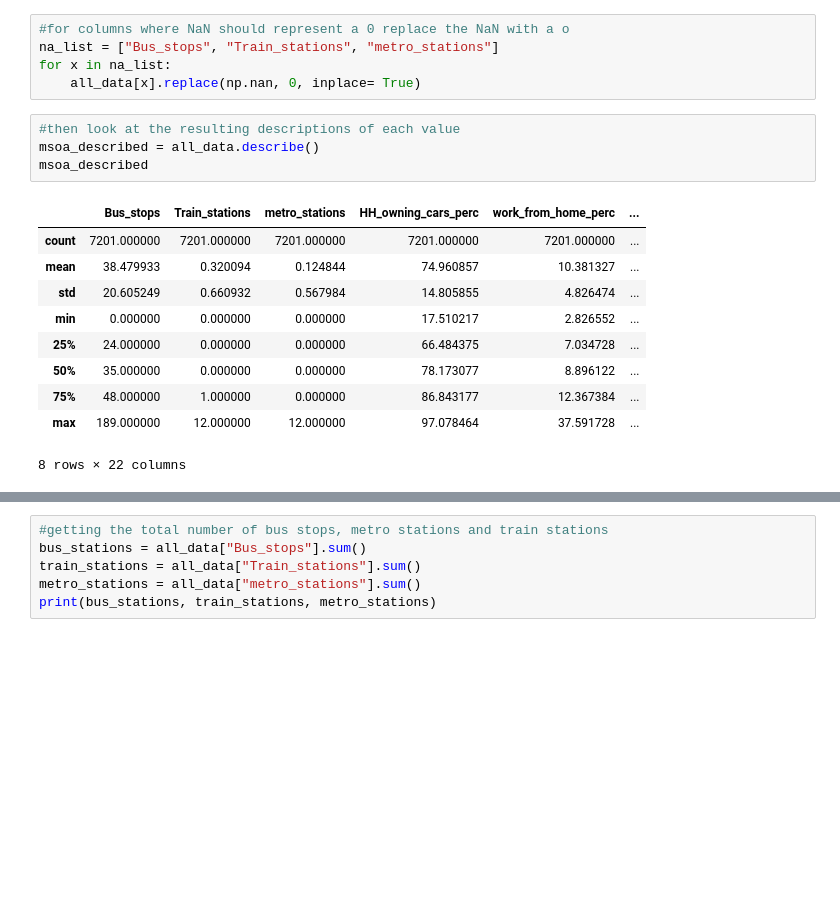
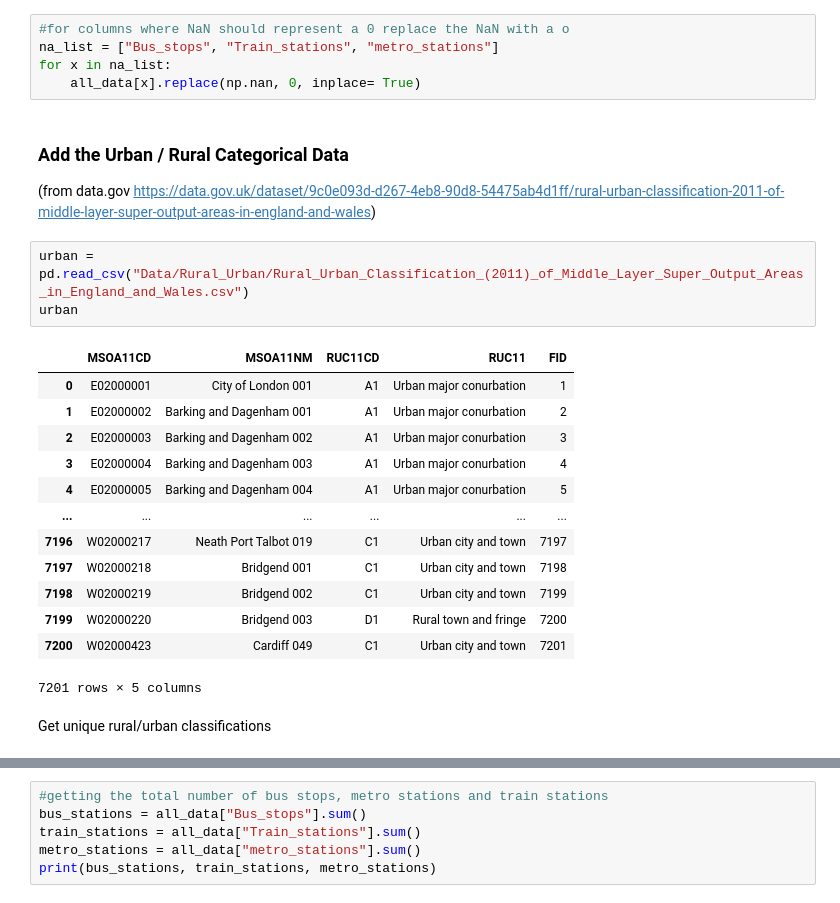
Before and after one commit to natesheehan/spidercartographers, a Jupyter notebook: Scripts/Data for story.ipynb, the cells around one changed output, grey strips where cells are left out. Drawn from its saved outputs; the diff is of its cells as text; blank space fills up the shorter version.

```diff
--- a/Scripts/Data for story.ipynb
+++ b/Scripts/Data for story.ipynb
@@ -90,18 +85,26 @@ dtype: bool
 na_list = ["Bus_stops", "Train_stations", "metro_stations"]
 for x in na_list:
     all_data[x].replace(np.nan, 0, inplace= True)
-# %%
-#then look at the resulting descriptions of each value
-msoa_described = all_data.describe()
-msoa_described
-# %% [output]
-|  | Bus_stops | Train_stations | metro_stations | HH_owning_cars_perc | work_from_home_perc | ... |
-| count | 7201.000000 | 7201.000000 | 7201.000000 | 7201.000000 | 7201.000000 | ... |
-| mean | 38.479933 | 0.320094 | 0.124844 | 74.960857 | 10.381327 | ... |
-| std | 20.605249 | 0.660932 | 0.567984 | 14.805855 | 4.826474 | ... |
-| min | 0.000000 | 0.000000 | 0.000000 | 17.510217 | 2.826552 | ... |
-| 25% | 24.000000 | 0.000000 | 0.000000 | 66.484375 | 7.034728 | ... |
-| 50% | 35.000000 | 0.000000 | 0.000000 | 78.173077 | 8.896122 | ... |
-| 75% | 48.000000 | 1.000000 | 0.000000 | 86.843177 | 12.367384 | ... |
-| max | 189.000000 | 12.000000 | 12.000000 | 97.078464 | 37.591728 | ... |
-8 rows × 22 columns
+# %% [markdown]
+### Add the Urban / Rural Categorical Data
+
+(from data.gov https://data.gov.uk/dataset/9c0e093d-d267-4eb8-90d8-54475ab4d1ff/rural-urban-classification-2011-of-middle-layer-super-output-areas-in-england-and-wales)
+# %%
+urban = pd.read_csv("Data/Rural_Urban/Rural_Urban_Classification_(2011)_of_Middle_Layer_Super_Output_Areas_in_England_and_Wales.csv")
+urban
+# %% [output]
+|  | MSOA11CD | MSOA11NM | RUC11CD | RUC11 | FID |
+| 0 | E02000001 | City of London 001 | A1 | Urban major conurbation | 1 |
+| 1 | E02000002 | Barking and Dagenham 001 | A1 | Urban major conurbation | 2 |
+| 2 | E02000003 | Barking and Dagenham 002 | A1 | Urban major conurbation | 3 |
+| 3 | E02000004 | Barking and Dagenham 003 | A1 | Urban major conurbation | 4 |
+| 4 | E02000005 | Barking and Dagenham 004 | A1 | Urban major conurbation | 5 |
+| ... | ... | ... | ... | ... | ... |
+| 7196 | W02000217 | Neath Port Talbot 019 | C1 | Urban city and town | 7197 |
+| 7197 | W02000218 | Bridgend 001 | C1 | Urban city and town | 7198 |
+| 7198 | W02000219 | Bridgend 002 | C1 | Urban city and town | 7199 |
+| 7199 | W02000220 | Bridgend 003 | D1 | Rural town and fringe | 7200 |
+| 7200 | W02000423 | Cardiff 049 | C1 | Urban city and town | 7201 |
+7201 rows × 5 columns
+# %% [markdown]
+Get unique rural/urban classifications
```
Also changed, not shown: parts of 39 cells of this notebook, 8 other files.
